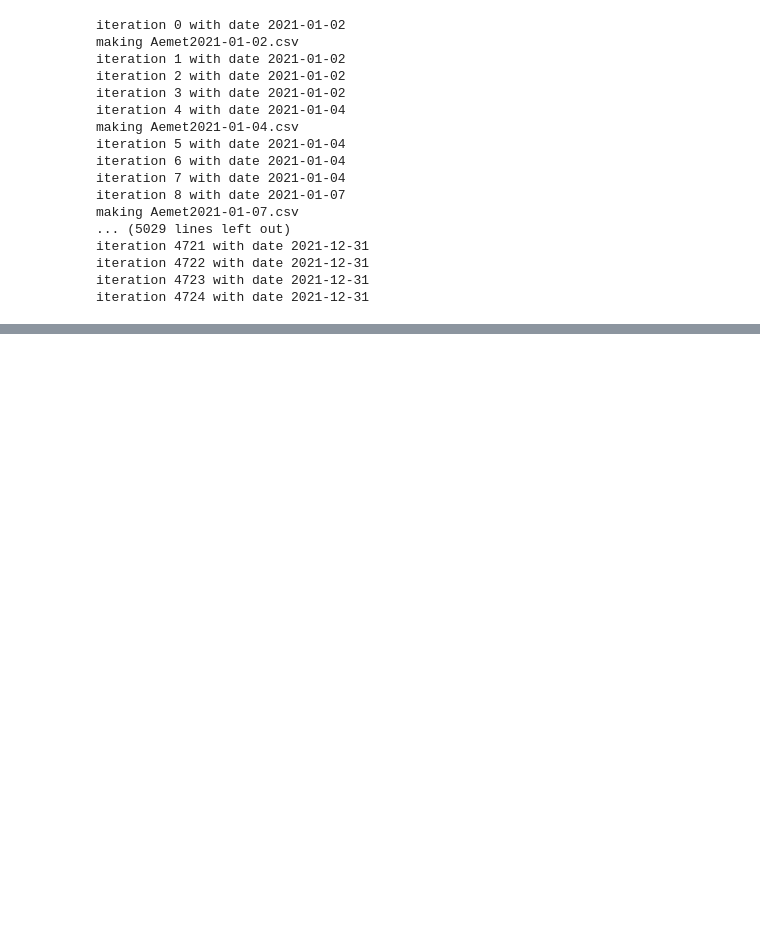
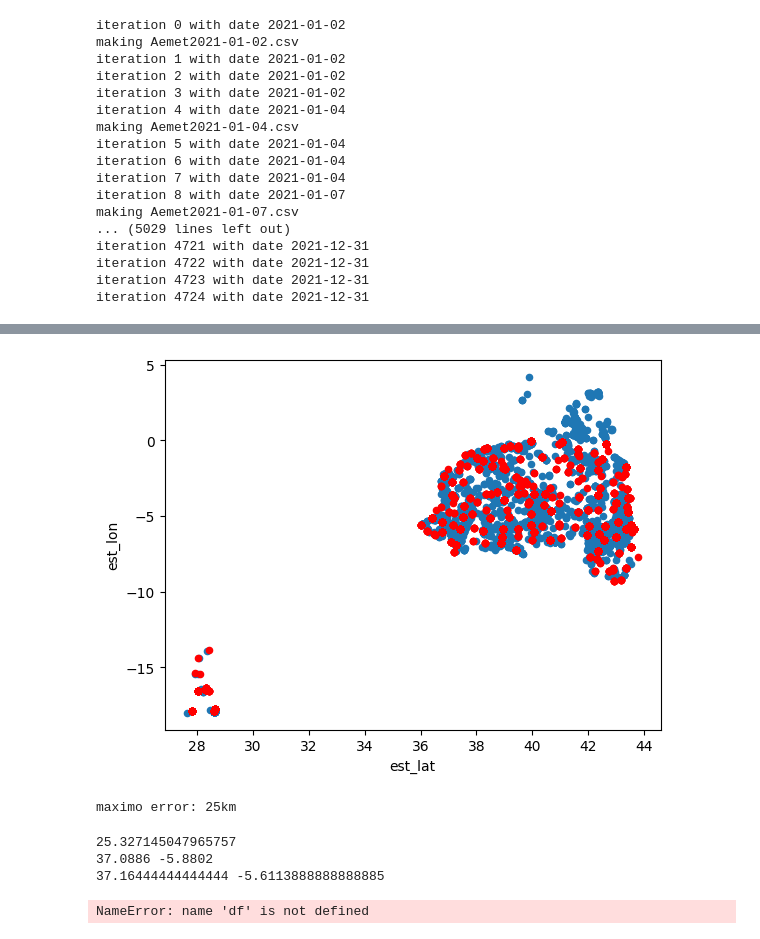
Before and after one commit to DiegoBlasg/Geo-Prevention, a Jupyter notebook: DATOS/Data_Preprocessing.ipynb, the cells around one changed output, grey strips where cells are left out. Cells and saved outputs as stored; diff of their text form; code cells hidden in the pictures; blank space fills up the shorter version.

Commit message:
calcular la distancia entre la estacion y el incendio

```diff
--- a/DATOS/Data_Preprocessing.ipynb
+++ b/DATOS/Data_Preprocessing.ipynb
@@ -322,0 +324,40 @@ datasetEstaciones.iloc[156, :]
+# %%
+ax = plt.gca()
+
+df.plot(kind='scatter',x='inc_lat',y='inc_lon',ax=ax)
+df.plot(kind='scatter',x='est_lat',y='est_lon', color='red', ax=ax)
+
+plt.show()
+
+print("maximo error: 25km")
+# %% [output]
+[figure, added]
+maximo error: 25km
+# %%
+from geopy.distance import geodesic
+newport_ri = (df.iloc[0,0], df.iloc[0,1])
+cleveland_oh = (df.iloc[0,2], df.iloc[0,3])
+print(geodesic(newport_ri, cleveland_oh).miles * 1.60934)
+print(df.iloc[0,0], df.iloc[0,1])
+print(df.iloc[0,2], df.iloc[0,3])
+# %% [output]
+25.327145047965757
+37.0886 -5.8802
+37.16444444444444 -5.6113888888888885
+# %%
+df = pd.read_csv("./distancias.csv")
+cont = 0
+max = 0
+max2 = None
+for _ in range(len(df)):
+    if df.iloc[_,-3] <= 6:
+        cont += 1
+    if max < df.iloc[_,-3]:
+        max = df.iloc[_,-3]
+        max2 = df.iloc[_,:]
+print(max)
+print(f"menores de 6km: {cont}")
+print(len(df))
+max2
+# %% [output]
+NameError: name 'df' is not defined
```
Also changed, not shown: parts of 1 cell of this notebook, 1 other file.
